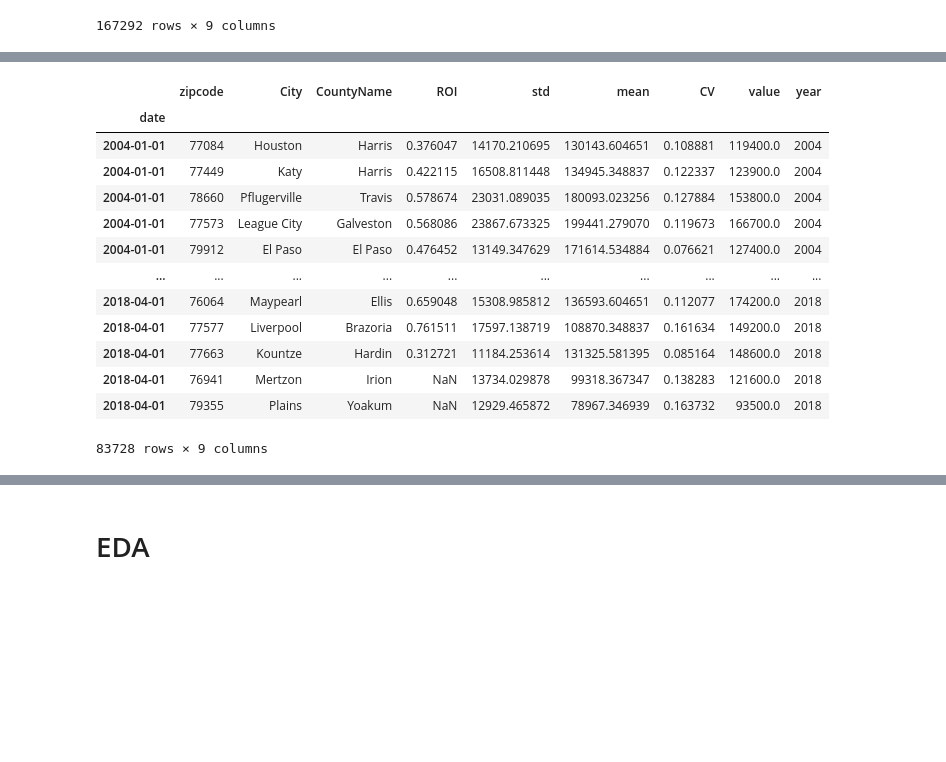
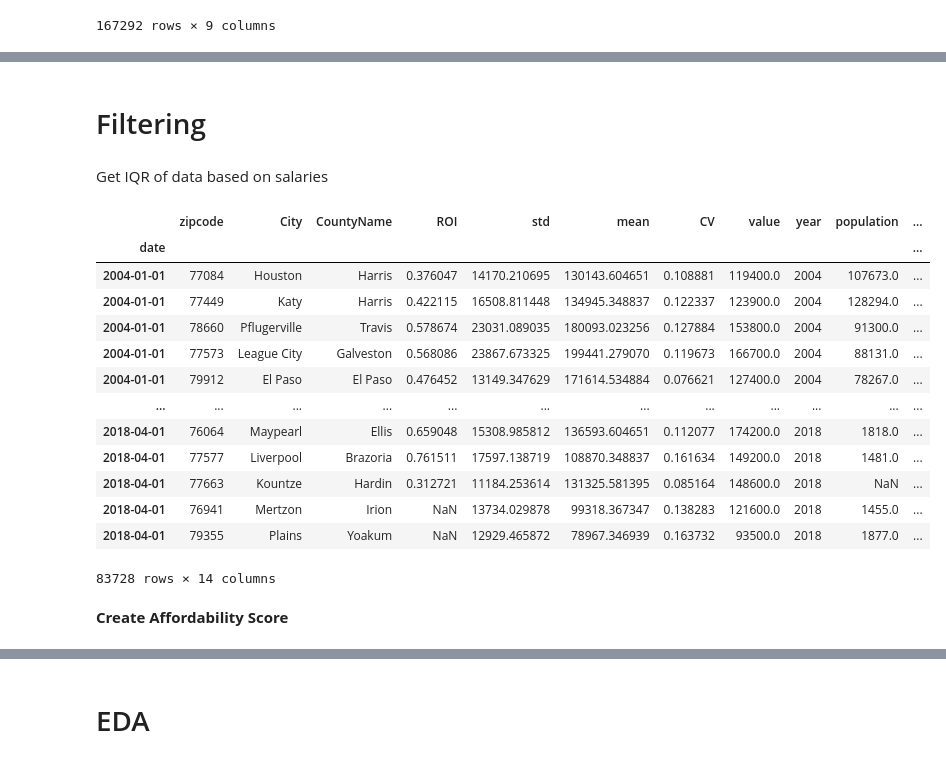
Before and after one commit to rhk48/zillow-time-series, a Jupyter notebook: lorela_nb.ipynb, the cells around one changed output, grey strips where cells are left out. Cells and saved outputs as stored; diff of their text form; code cells hidden in the pictures; blank space fills up the shorter version.

Commit message:
refined filtering

```diff
--- a/lorela_nb.ipynb
+++ b/lorela_nb.ipynb
@@ -263,0 +129,3 @@ df_merged
+# %%
+df_income.drop(df_income.columns[np.r_[1:5,6,8,11,12]], axis=1, inplace=True)
+df_income.info()
@@ -263,0 +148,4 @@ df_merged
+# %%
+df_income = df_income.rename(columns={'Median family income (2019)': 'median_family_income',
+                               'Population (2019)': 'population',
+                               'ZIP Code': 'zipcode'})
@@ -263,0 +167,5 @@ df_merged
+# %%
+df_income['median_family_income'] = df_income['median_family_income'].str.strip('$\n\t')
+df_income['median_family_income'] = df_income['median_family_income'].str.replace(',','')
+df_income  = df_income[df_income['median_family_income'].notna()]
+df_income['median_family_income'] = df_income['median_family_income'].astype(int)
@@ -263,0 +188,4 @@ df_merged
+# %%
+df_income['population'] = df_income['population'].str.replace(',','')
+df_income = df_income[df_income['population'].notna()]
+df_income['population'] = df_income['population'].astype(int)
@@ -263,0 +241,34 @@ df_merged
+# %% [markdown]
+# Filtering
+# %% [markdown]
+Get IQR of data based on salaries
+# %%
+# Select the first quantile
+q1 = df_merged['value'].quantile(.25)
+
+# Select the third quantile
+q3 = df_merged['value'].quantile(.75)
+
+
+# Create a filtered in between q1 & q3
+filtered =df_merged[(df_merged['value']>=q1)
+             & (df_merged['value']<=q3)]
+df_merged = pd.DataFrame(filtered)
+df_merged
+# %% [output]
+|  | zipcode | City | CountyName | ROI | std | mean | CV | value | year | population | ... |
+| date |  |  |  |  |  |  |  |  |  |  | ... |
+| 2004-01-01 | 77084 | Houston | Harris | 0.376047 | 14170.210695 | 130143.604651 | 0.108881 | 119400.0 | 2004 | 107673.0 | ... |
+| 2004-01-01 | 77449 | Katy | Harris | 0.422115 | 16508.811448 | 134945.348837 | 0.122337 | 123900.0 | 2004 | 128294.0 | ... |
+| 2004-01-01 | 78660 | Pflugerville | Travis | 0.578674 | 23031.089035 | 180093.023256 | 0.127884 | 153800.0 | 2004 | 91300.0 | ... |
+| 2004-01-01 | 77573 | League City | Galveston | 0.568086 | 23867.673325 | 199441.279070 | 0.119673 | 166700.0 | 2004 | 88131.0 | ... |
+| 2004-01-01 | 79912 | El Paso | El Paso | 0.476452 | 13149.347629 | 171614.534884 | 0.076621 | 127400.0 | 2004 | 78267.0 | ... |
+| ... | ... | ... | ... | ... | ... | ... | ... | ... | ... | ... | ... |
+| 2018-04-01 | 76064 | Maypearl | Ellis | 0.659048 | 15308.985812 | 136593.604651 | 0.112077 | 174200.0 | 2018 | 1818.0 | ... |
+| 2018-04-01 | 77577 | Liverpool | Brazoria | 0.761511 | 17597.138719 | 108870.348837 | 0.161634 | 149200.0 | 2018 | 1481.0 | ... |
+| 2018-04-01 | 77663 | Kountze | Hardin | 0.312721 | 11184.253614 | 131325.581395 | 0.085164 | 148600.0 | 2018 | NaN | ... |
+| 2018-04-01 | 76941 | Mertzon | Irion | NaN | 13734.029878 | 99318.367347 | 0.138283 | 121600.0 | 2018 | 1455.0 | ... |
+| 2018-04-01 | 79355 | Plains | Yoakum | NaN | 12929.465872 | 78967.346939 | 0.163732 | 93500.0 | 2018 | 1877.0 | ... |
+83728 rows × 14 columns
+# %% [markdown]
+**Create Affordability Score**
@@ -266,17 +278,0 @@ df_merged
-# %%
-df
-# %% [output]
-|  | zipcode | City | CountyName | ROI | std | mean | CV | value | year |
-| date |  |  |  |  |  |  |  |  |  |
-| 2004-01-01 | 77084 | Houston | Harris | 0.376047 | 14170.210695 | 130143.604651 | 0.108881 | 119400.0 | 2004 |
-| 2004-01-01 | 77449 | Katy | Harris | 0.422115 | 16508.811448 | 134945.348837 | 0.122337 | 123900.0 | 2004 |
-| 2004-01-01 | 78660 | Pflugerville | Travis | 0.578674 | 23031.089035 | 180093.023256 | 0.127884 | 153800.0 | 2004 |
-| 2004-01-01 | 77573 | League City | Galveston | 0.568086 | 23867.673325 | 199441.279070 | 0.119673 | 166700.0 | 2004 |
-| 2004-01-01 | 79912 | El Paso | El Paso | 0.476452 | 13149.347629 | 171614.534884 | 0.076621 | 127400.0 | 2004 |
-| ... | ... | ... | ... | ... | ... | ... | ... | ... | ... |
-| 2018-04-01 | 76064 | Maypearl | Ellis | 0.659048 | 15308.985812 | 136593.604651 | 0.112077 | 174200.0 | 2018 |
-| 2018-04-01 | 77577 | Liverpool | Brazoria | 0.761511 | 17597.138719 | 108870.348837 | 0.161634 | 149200.0 | 2018 |
-| 2018-04-01 | 77663 | Kountze | Hardin | 0.312721 | 11184.253614 | 131325.581395 | 0.085164 | 148600.0 | 2018 |
-| 2018-04-01 | 76941 | Mertzon | Irion | NaN | 13734.029878 | 99318.367347 | 0.138283 | 121600.0 | 2018 |
-| 2018-04-01 | 79355 | Plains | Yoakum | NaN | 12929.465872 | 78967.346939 | 0.163732 | 93500.0 | 2018 |
-83728 rows × 9 columns
```
Also changed, not shown: parts of 29 cells of this notebook.
